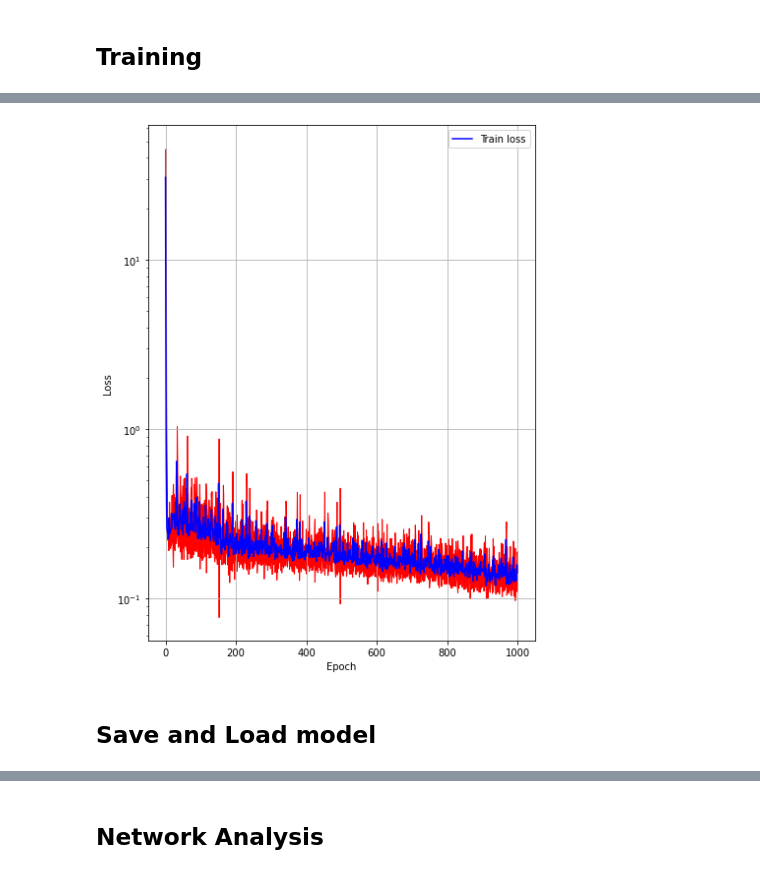
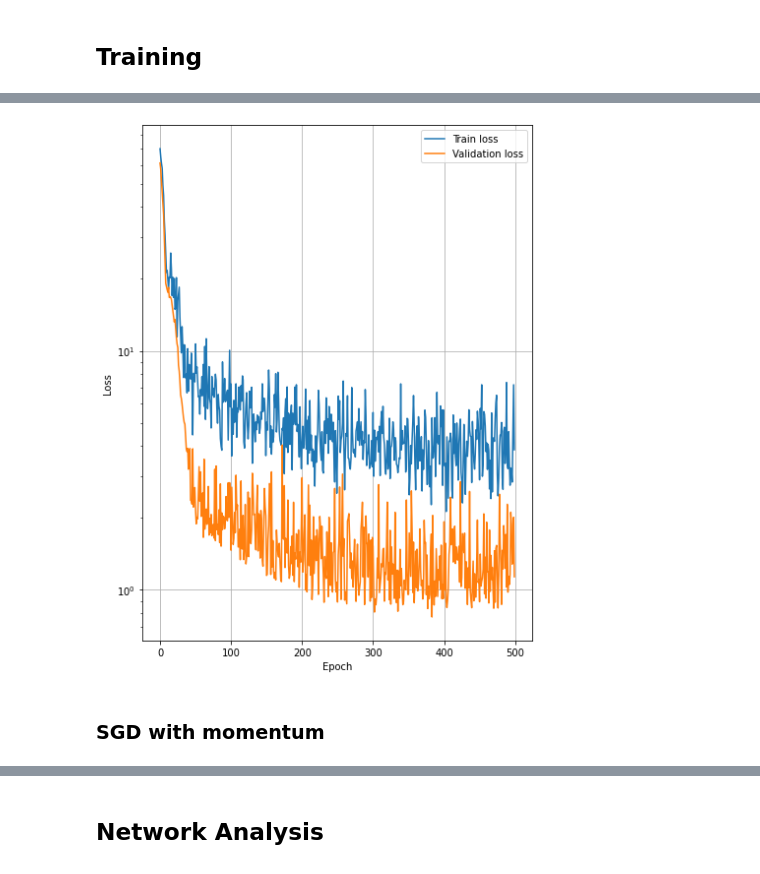
Before and after one commit to abassi98/NNDL, a Jupyter notebook: Homework_1/Regression.ipynb, the cells around one changed output, grey strips where cells are left out. Cells and saved outputs as stored; diff of their text form; code cells hidden in the pictures.

```diff
--- a/Homework_1/Regression.ipynb
+++ b/Homework_1/Regression.ipynb
@@ -133,5 +133,6 @@ val_dataset = CsvDataset('val_data.csv', transform=composed_transform)
 # %% [markdown]
 ### Dataloader
 # %%
-train_dataloader = DataLoader(train_dataset, batch_size=4, shuffle=True, num_workers=0)
-val_dataloader  = DataLoader(val_dataset,  batch_size=len(val_dataset), shuffle=False, num_workers=0)
+batch_size = 8
+train_dataloader = DataLoader(train_dataset, batch_size=batch_size, shuffle=True, num_workers=0)
+val_dataloader  = DataLoader(val_dataset,  batch_size=batch_size, shuffle=True, num_workers=0)
@@ -205,0 +149,16 @@ FFNet(
+# %%
+# Define the network
+layers_sizes = [1, 10, 10, 10, 1]
+net_name = "FFNet_sgd.torch"
+
+parameters = {
+    "layers_sizes" : layers_sizes,
+    "act" : nn.ReLU,
+    "drop_p" : 0.1
+}
+
+
+# Inizialize the network
+torch.manual_seed(0)
+net = FFNet(parameters)
+net.to(device)
@@ -206,6 +181,6 @@ FFNet(
 # %%
 # Define the loss function
-loss_function = parameters["loss_fn"]
+loss_function = nn.MSELoss()
 
 # Define the optimizer
-optimizer = parameters["optimizer"](net.parameters(), lr = parameters["lr"], weight_decay = parameters["weight_decay"])
+optimizer = optim.SGD(net.parameters(), lr = 0.001, momentum = 0.0, weight_decay = 0.0)
@@ -334,24 +186,0 @@ train_loss_log, val_loss_log = kf_train_epochs(5, train_dataset, max_num_epochs,
-# %%
-### Plot k-fold losses
-
-# Take average and std deviation losses at each epoch
-mean_train_log = np.array([np.mean(train_loss_log[i]) for i in range(len(train_loss_log))])
-std_train_log = np.array([np.std(train_loss_log[i]) for i in range(len(train_loss_log))])
-mean_val_log = np.array([np.mean(val_loss_log[i]) for i in range(len(val_loss_log))])
-std_val_log = np.array([np.std(val_loss_log[i]) for i in range(len(val_loss_log))])
-
-fig = plt.figure(figsize=(12,8))
-ax1 = fig.add_subplot(121)
-ax1.semilogy(mean_train_log, c = "b", label='Train loss')
-ax1.fill_between(np.array(range(max_num_epochs)), mean_train_log-std_train_log, mean_train_log+std_train_log, color = "r")
-#ax1.semilogy(mean_val_log, label='Validation loss')
-ax1.set_xlabel('Epoch')
-ax1.set_ylabel('Loss')
-ax1.grid()
-ax1.legend()
-
-
-plt.tight_layout()
-plt.show()
-# %% [output]
-[figure, removed]
@@ -362,16 +187,21 @@ train_loss_log, val_loss_log = train_epochs(max_num_epochs, early_stopping = Tru
+# %%
+# Training
+max_num_epochs = 500
+early_stopping = False
+train_loss_sgd, val_loss_sgd = train_epochs(net, device, train_dataloader, val_dataloader, loss_function, optimizer, max_num_epochs, early_stopping = early_stopping)
 # %%
 ### Plot losses
 fig = plt.figure(figsize=(12,8))
 ax1 = fig.add_subplot(121)
-ax1.semilogy(train_loss_log, label='Train loss')
-ax1.semilogy(val_loss_log, label='Validation loss')
+ax1.semilogy(train_loss_sgd, label='Train loss')
+ax1.semilogy(val_loss_sgd, label='Validation loss')
 ax1.set_xlabel('Epoch')
 ax1.set_ylabel('Loss')
 ax1.grid()
 ax1.legend()
 
 
 plt.tight_layout()
 plt.show()
+# %% [output]
+[figure, added]
-# %% [markdown]
-## Save and Load model
@@ -398,0 +217,2 @@ net.load_state_dict(net_state_dict)
+# %% [markdown]
+### SGD with momentum
```
Also changed, not shown: parts of 41 cells of this notebook, 3 other files.
